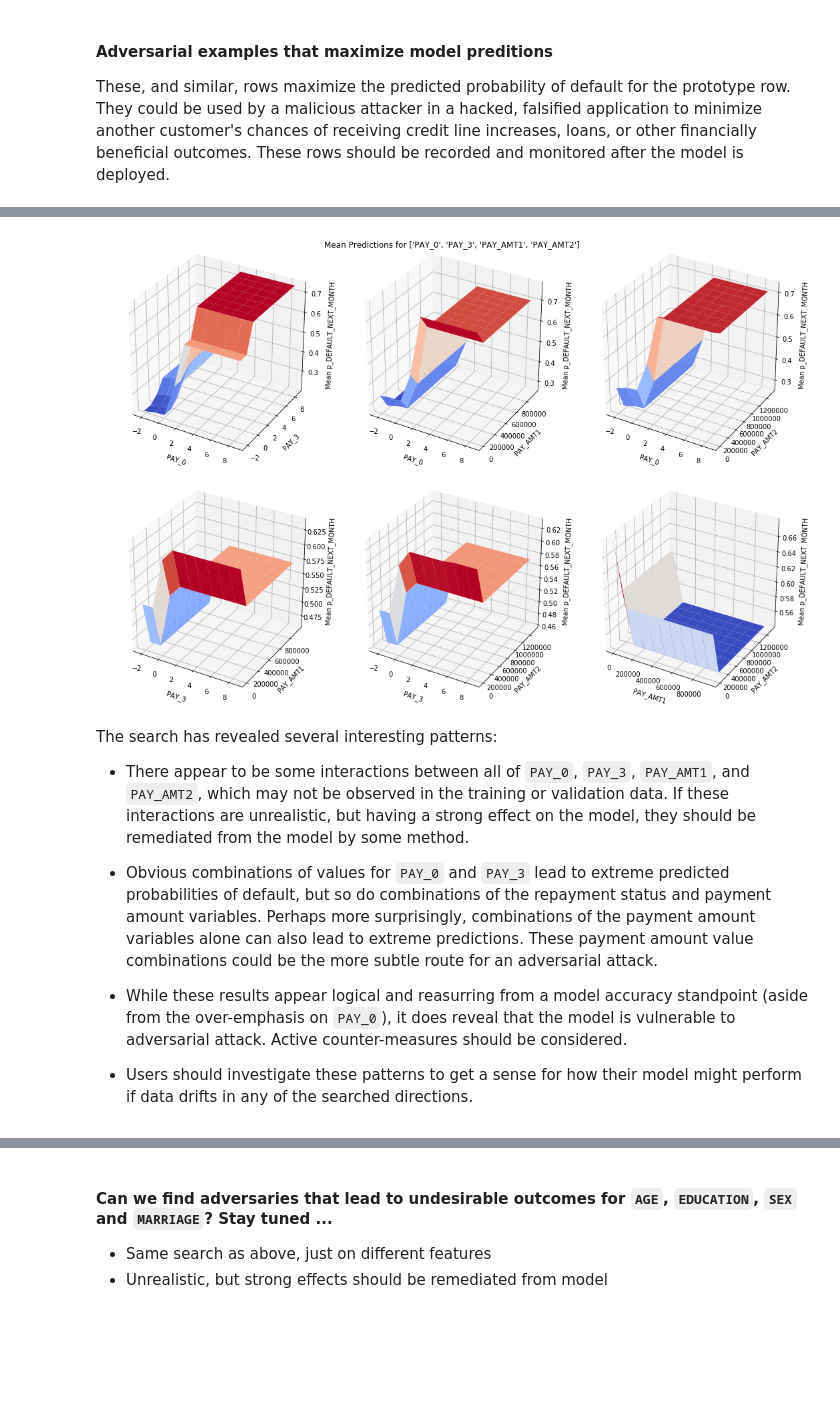
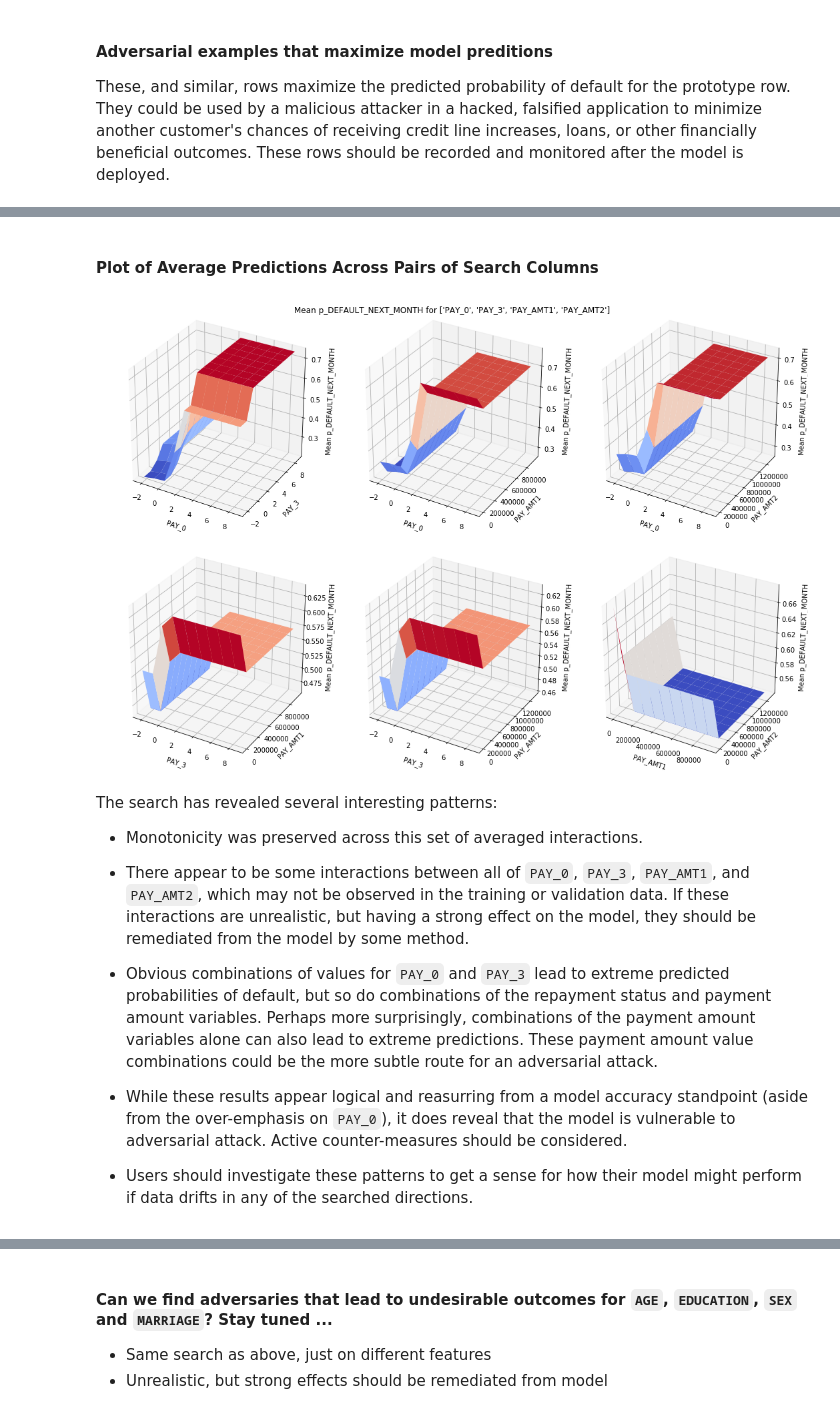
Before and after one commit to jphall663/interpretable_machine_learning_with_python, a Jupyter notebook: debugging_sens_analysis_redux.ipynb, the cells around one changed output, grey strips where cells are left out. Drawn from its saved outputs; the diff is of its cells as text; code cells hidden in the pictures; blank space fills up the shorter version.

```diff
--- a/debugging_sens_analysis_redux.ipynb
+++ b/debugging_sens_analysis_redux.ipynb
@@ -744,45 +754,55 @@ A small multiples display is used to summarize search results visually.
 # %%
-#### Probably turn this into a function too ...
+def plot_sm_3d(frame, resolution, search_cols, z_axis_var):
 
-fig = plt.figure(figsize=plt.figaspect(0.67)*2.5) # init 2 x 3 plot
+    fig = plt.figure(figsize=plt.figaspect(0.67)*2.5) # init 2 x 3 plot
 
-_2d_shape = (res_, res_) # correct shape for 3-D display of 1-D arrays
+    _2d_shape = (resolution, resolution) # correct shape for 3-D display of 1-D arrays
 
-# loop through 2-way combos of search_cols
-for i, two_way_combo in enumerate(list(combinations(search_cols, 2))):
+    # loop through 2-way combos of search_cols
+    for i, two_way_combo in enumerate(list(combinations(search_cols, 2))):
 
-    # many unique values exist for each 2-way combos of search_col values
-    # summarize by mean to plot concisely
-    groups = adversaries[[two_way_combo[0], two_way_combo[1], yhat]]\
-                        .groupby([two_way_combo[0], two_way_combo[1]]).mean()
-    groups = groups.reset_index() # convert groupby vals to cols (from index)
+        # many unique values exist for each 2-way combos of search_col values
+        # summarize by mean to plot concisely
+        groups = frame[[two_way_combo[0], two_way_combo[1], z_axis_var]]\
+                    .groupby([two_way_combo[0], two_way_combo[1]]).mean()
+        groups = groups.reset_index() # convert groupby vals to cols (from index)
 
-    ax = fig.add_subplot(2, 3, (i + 1), projection='3d') # subplot placement
+        ax = fig.add_subplot(2, 3, (i + 1), projection='3d') # subplot placement
 
-    # values and labels for each axis
-    x = np.asarray(groups[two_way_combo[0]]).reshape(_2d_shape)
-    ax.set_xlabel('\n' + two_way_combo[0])
-    y = np.asarray(groups[two_way_combo[1]]).reshape(_2d_shape)
-    ax.set_ylabel('\n' + two_way_combo[1])
-    z = np.asarray(groups[yhat]).reshape(_2d_shape)
-    ax.set_zlabel('\nMean ' + str(yhat))
+        # values and labels for each axis
+        x = np.asarray(groups[two_way_combo[0]]).reshape(_2d_shape)
+        ax.set_xlabel('\n' + two_way_combo[0])
+        y = np.asarray(groups[two_way_combo[1]]).reshape(_2d_shape)
+        ax.set_ylabel('\n' + two_way_combo[1])
+        z = np.asarray(groups[z_axis_var]).reshape(_2d_shape)
+        ax.set_zlabel('\nMean ' + str(z_axis_var))
 
-    # plot
-    surf = ax.plot_surface(x, y, z,
-                           cmap=cm.coolwarm,
-                           linewidth=0.05,
-                           rstride=1,
-                           cstride=1,
-                           antialiased=True)
+        # plot
+        surf = ax.plot_surface(x, y, z,
+                               cmap=cm.coolwarm,
+                               linewidth=0.05,
+                               rstride=1,
+                               cstride=1,
+                               antialiased=True)
 
-# main title and display
-fig.suptitle('Mean Predictions for ' + str(search_cols))
-plt.tight_layout()
-_ = plt.show()
+        del ax
+
+    # main title and display
+    fig.suptitle('Mean ' + str(z_axis_var) + ' for ' + str(search_cols))
+    plt.tight_layout()
+    _ = plt.show()
+
+    del fig
-# %% [output]
-[figure, removed]
+# %% [markdown]
+#### Plot of Average Predictions Across Pairs of Search Columns
+# %%
+plot_sm_3d(adversaries, res_, search_cols, yhat)
+# %% [output]
+[figure, added]
 # %% [markdown]
 The search has revealed several interesting patterns:
+
+* Monotonicity was preserved across this set of averaged interactions.
 
 
 * There appear to be some interactions between all of `PAY_0`, `PAY_3`, `PAY_AMT1`, and `PAY_AMT2`, which may not be observed in the training or validation data. If these interactions are unrealistic, but having a strong effect on the model, they should be remediated from the model by some method.
```
Also changed, not shown: parts of 14 cells of this notebook.
